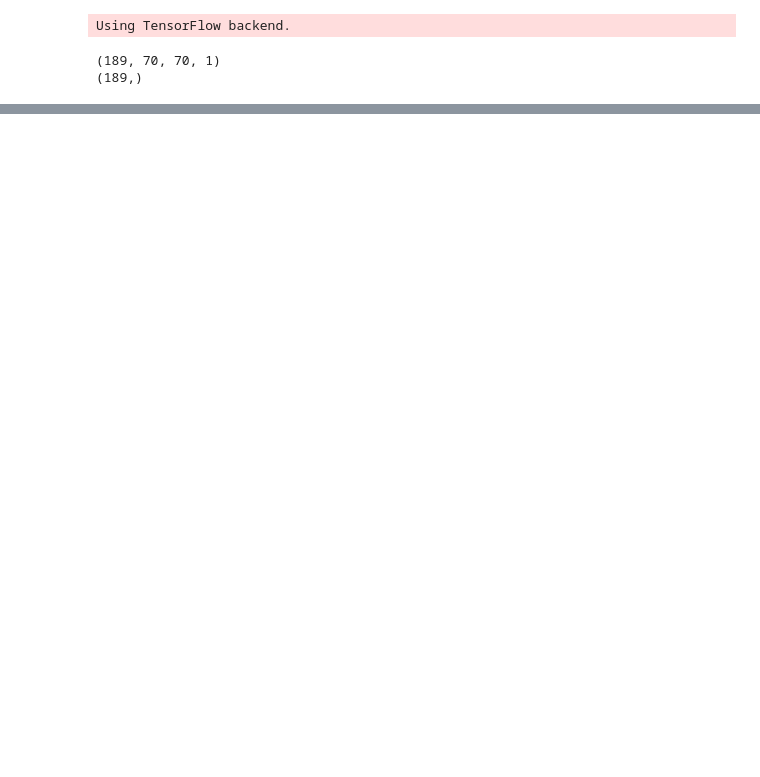
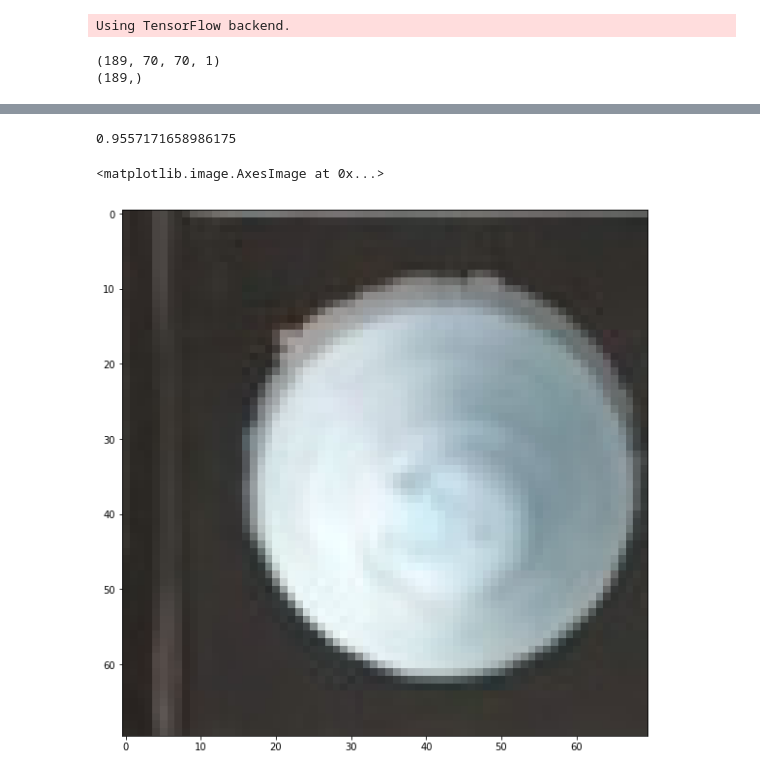
Before and after one commit to ace-racer/Extending-Board-Games-using-deep-learning, a Jupyter notebook: chess_piece_detection/3_class_classifier/CNN/Evaluate Saved Grayscale CNN Model.ipynb, the cells around one changed output, grey strips where cells are left out. Saved outputs shown, nothing was run; the diff lists cells and outputs as text; code cells hidden in the pictures; blank space fills up the shorter version.

```diff
--- a/chess_piece_detection/3_class_classifier/CNN/Evaluate Saved Grayscale CNN Model.ipynb
+++ b/chess_piece_detection/3_class_classifier/CNN/Evaluate Saved Grayscale CNN Model.ipynb
@@ -283,0 +284,10 @@ Num rows: 2. Num images/row: 2
+# %%
+from sklearn.metrics import f1_score
+f1_score(y_test1, y_test_pred1, average='weighted')
+# %% [output]
+0.9557171658986175
+# %%
+plt.imshow(cv2.imread("H:\\AR-ExtendingOnlineGames\\data\\myboard_images\\w\\f_5.jpg"))
+# %% [output]
+<matplotlib.image.AxesImage at 0x...>
+[figure, added]
```
Also changed, not shown: parts of 4 cells of this notebook.
